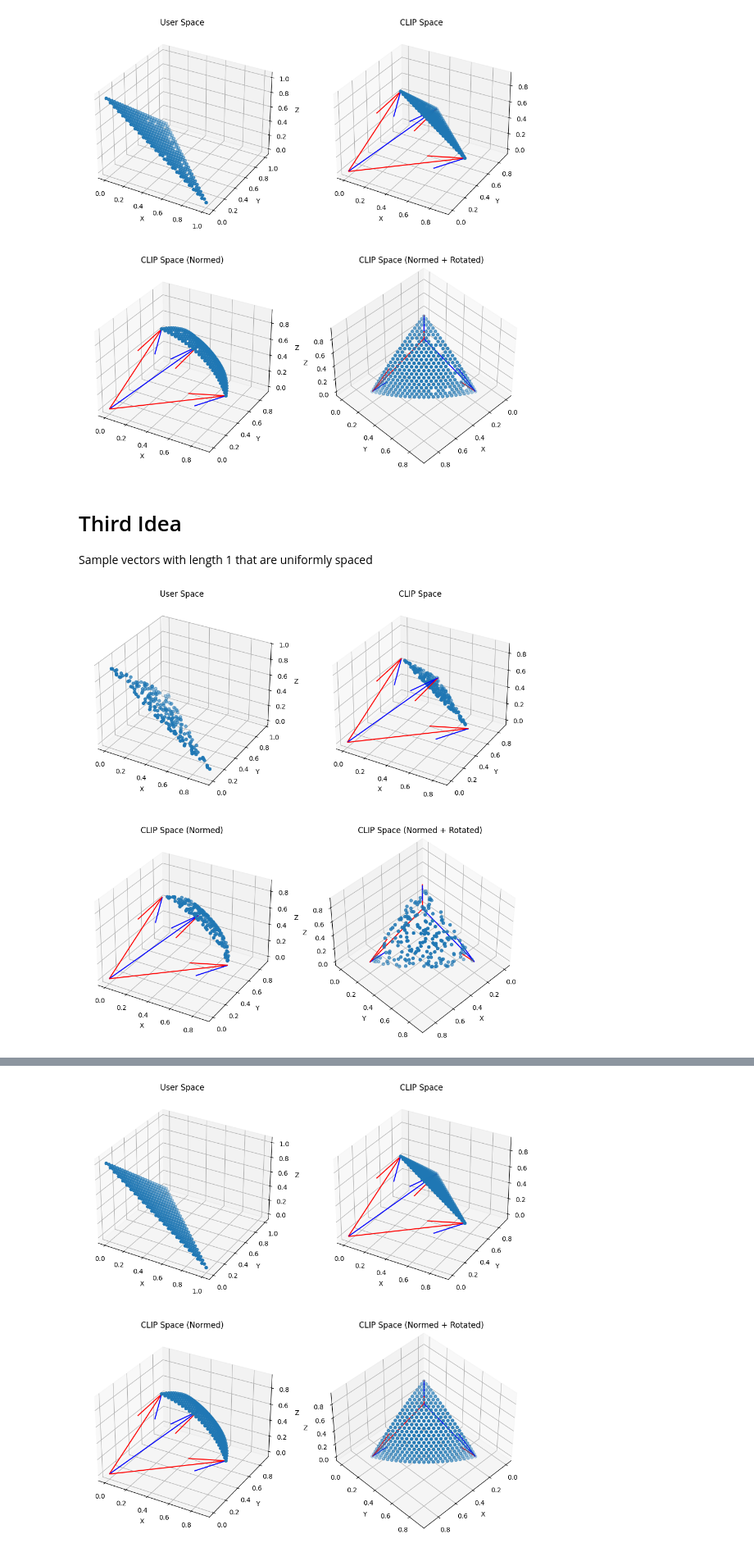
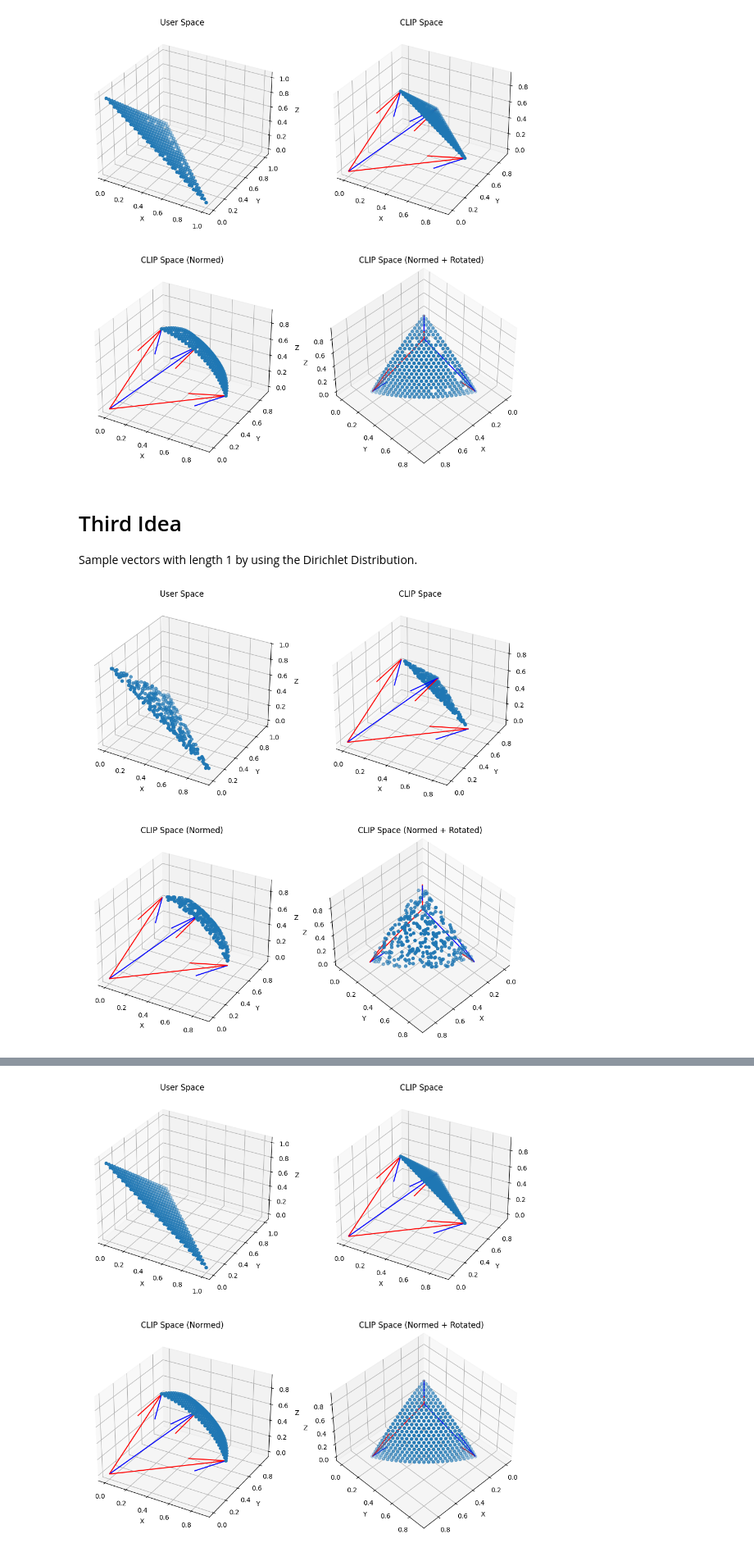
Before and after one commit to Schaban1/bachelor_thesis, a Jupyter notebook: scripts/uniform_sphere_surface_distribution.ipynb, the cells around one changed output, grey strips where cells are left out. Shown at 82% size. Drawn from its saved outputs; the diff is of its cells as text; code cells hidden in the pictures.

```diff
--- a/scripts/uniform_sphere_surface_distribution.ipynb
+++ b/scripts/uniform_sphere_surface_distribution.ipynb
@@ -323,7 +321,7 @@ plt.show()
 # %% [markdown]
 # Third Idea
 
-Sample vectors with length 1 that are uniformly spaced
+Sample vectors with length 1 by using the Dirichlet Distribution.
 # %%
 torch.manual_seed(42)
 
@@ -333,7 +331,7 @@ heads = torch.tensor([[0.35, 0.35, 1.], [0.35, 1., 0.35], [1., 0.35, 0.35]])
 heads_normed = F.normalize(heads, p=2, dim=-1)
 
 # Generate samples from the Dirichlet distribution
-num_samples = 200
+num_samples = (3) * 100
 alpha = torch.ones(3)  # Concentration parameter (uniform)
 distribution = torch.distributions.dirichlet.Dirichlet(alpha)
 x_rand = distribution.sample(sample_shape=(num_samples,))
@@ -359,31 +357,31 @@ ax_1.set_zlabel('Z')
 
 # Project embeds on the spheres surface in the CLIP Space
 embeds_proj = F.normalize(embeds, p=2, dim=-1)
 ax_2 = fig.add_subplot(2, 2, 3, projection='3d')
 ax_2.quiver(*origin, heads_normed[:,0], heads_normed[:,1], heads_normed[:,2], color=['r','b'])
 ax_2.scatter(embeds_proj[:,0], embeds_proj[:,1], embeds_proj[:,2])
 ax_2.set_title('CLIP Space (Normed)')
 ax_2.set_xlabel('X')
 ax_2.set_ylabel('Y')
 ax_2.set_zlabel('Z')
 
 # Same PLot but with a front view
 ax_3 = fig.add_subplot(2, 2, 4, projection='3d')
 ax_3.quiver(*origin, heads_normed[:,0], heads_normed[:,1], heads_normed[:,2], color=['r','b'])
 ax_3.scatter(embeds_proj[:,0], embeds_proj[:,1], embeds_proj[:,2])
 ax_3.set_title('CLIP Space (Normed + Rotated)')
 ax_3.set_xlabel('X')
 ax_3.set_ylabel('Y')
 ax_3.set_zlabel('Z')
 
 #Rotate to se the sphere
 angle = 90
 angle_norm = (angle + 180) % 360 - 180
 elev = 45
 azim = 45
 roll = 0
 ax_3.view_init(elev, azim, roll)
 
 plt.show()
 # %% [output]
-[figure, old version]
+[figure, new version]
```
Also changed, not shown: parts of 13 cells of this notebook, 1 other file.
